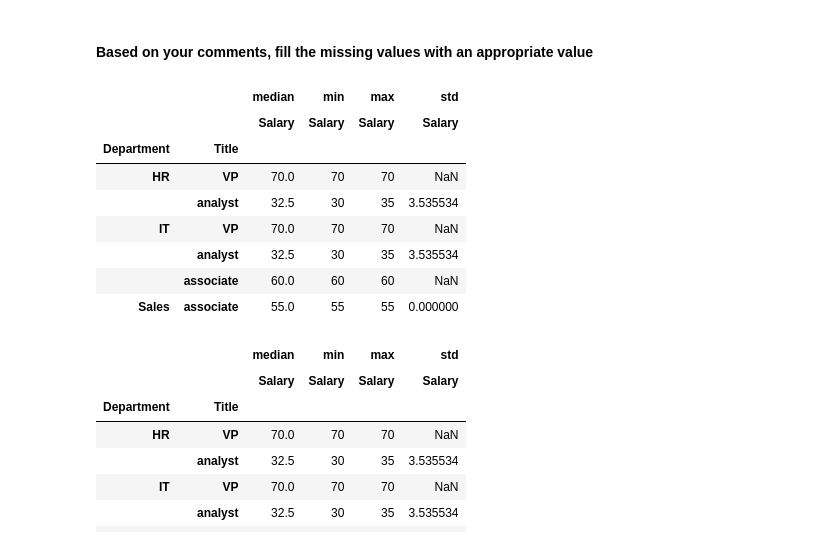
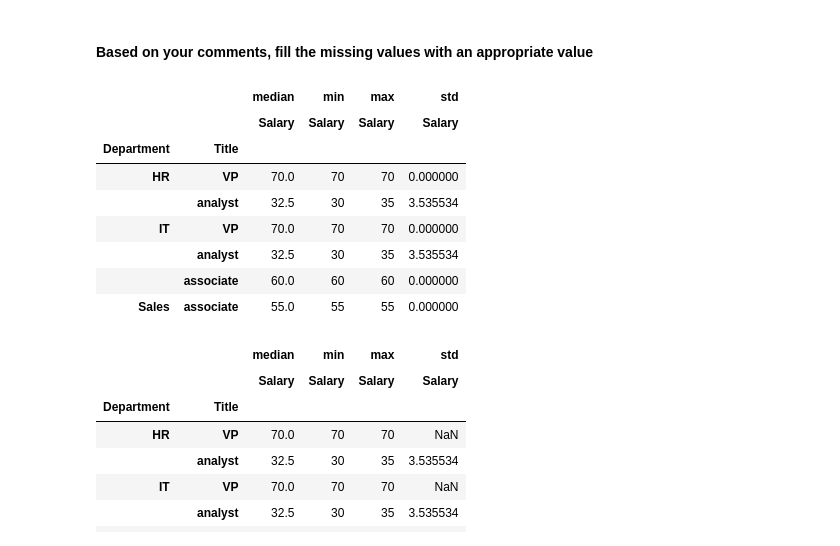
Before and after one commit to ironhack-labs/data-labs, a Jupyter notebook: module-2/lab-pivot-table-and-correlation/your_code/main.ipynb, the cells around one changed output. Drawn from its saved outputs; the diff is of its cells as text; code cells hidden in the pictures.

```diff
--- a/module-2/lab-pivot-table-and-correlation/your_code/main.ipynb
+++ b/module-2/lab-pivot-table-and-correlation/your_code/main.ipynb
@@ -129,19 +129,19 @@ employee.pivot_table(index = ['Department', 'Title'], values = 'Salary', aggfunc
 # %%
 # your answer here
 # use fill_value = 0, to replace the NaN values with zero. since there is only one person, there IS NO std.dev, so zero would be accurate
-employee.pivot_table(index = ['Department', 'Title'], values = 'Salary', aggfunc = ['median', 'min', 'max', np.std], fill_value = 0)
-
-
 # Why isn't this working? https://pandas.pydata.org/pandas-docs/stable/reference/api/pandas.pivot_table.html
+# employee.pivot_table(index = ['Department', 'Title'], values = 'Salary', aggfunc = ['median', 'min', 'max', np.std], fill_value = 0)
+employee.pivot_table(index = ['Department', 'Title'], values = 'Salary', aggfunc = ['median', 'min', 'max', np.std], fill_value = 0).fillna(0)
+# this one works instead. the method of fillna() takes an argument to add it in. Since there is no std for a sample size of one, use Zero.
 # %% [output]
 |  |  | median | min | max | std |
 |  |  | Salary | Salary | Salary | Salary |
 | Department | Title |  |  |  |  |
-| HR | VP | 70.0 | 70 | 70 | NaN |
+| HR | VP | 70.0 | 70 | 70 | 0.000000 |
 |  | analyst | 32.5 | 30 | 35 | 3.535534 |
-| IT | VP | 70.0 | 70 | 70 | NaN |
+| IT | VP | 70.0 | 70 | 70 | 0.000000 |
 |  | analyst | 32.5 | 30 | 35 | 3.535534 |
-|  | associate | 60.0 | 60 | 60 | NaN |
+|  | associate | 60.0 | 60 | 60 | 0.000000 |
 | Sales | associate | 55.0 | 55 | 55 | 0.000000 |
 # %%
 my_pivot = pd.pivot_table(employee, index = ['Department', 'Title'], values = 'Salary', aggfunc = ['median', 'min', 'max', np.std], fill_value = 0)
```
Also changed, not shown: parts of 2 cells of this notebook, 2 other files.
